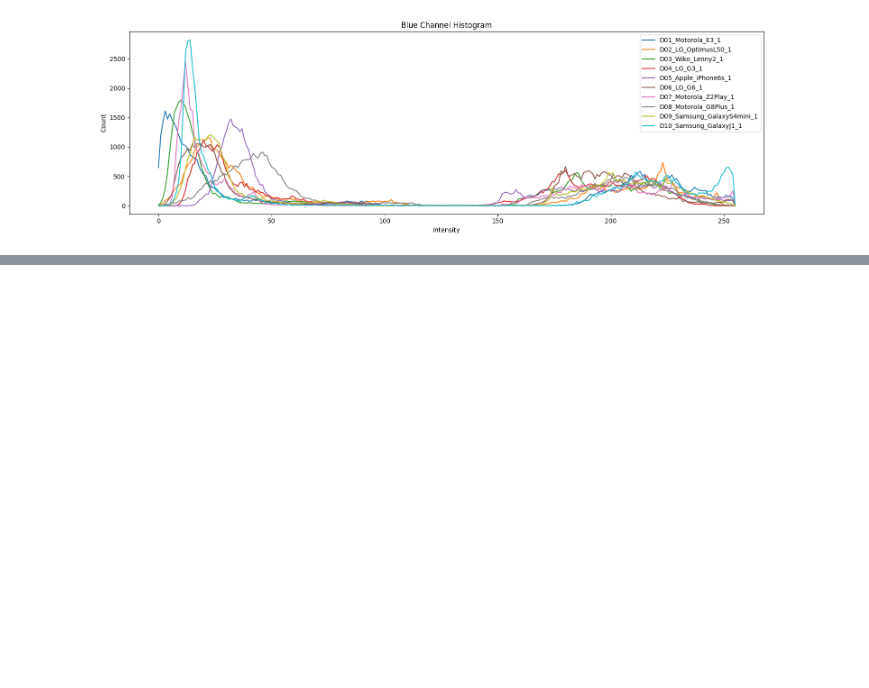
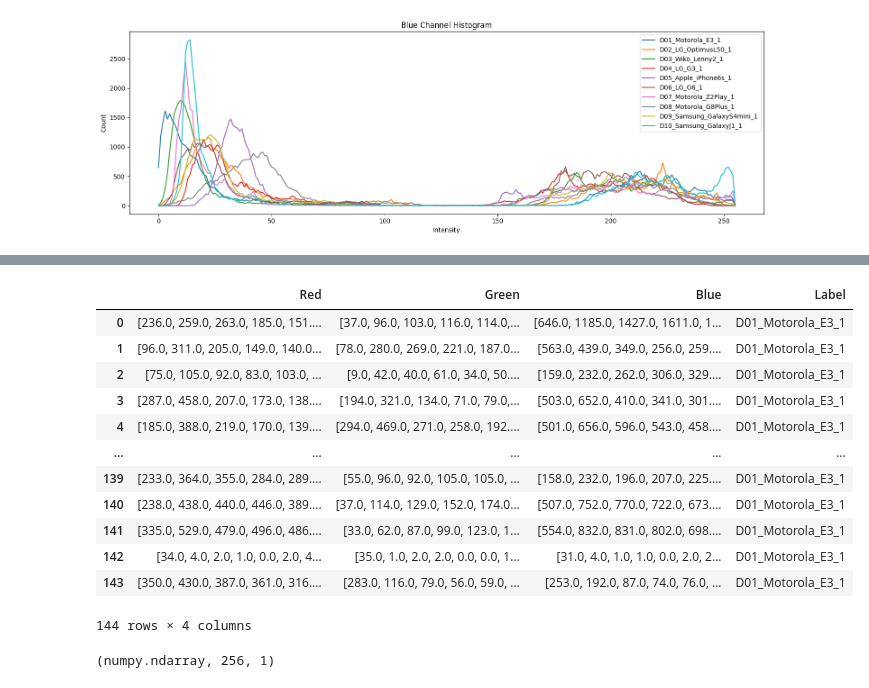
Before and after one commit to krishSharma1810/pytorch_practice, a Jupyter notebook: ModelOn_ColorRatio/Model_!.ipynb, the cells around one changed output, grey strips where cells are left out. Saved outputs shown, nothing was run; the diff lists cells and outputs as text; code cells hidden in the pictures; blank space fills up the shorter version.

```diff
--- a/ModelOn_ColorRatio/Model_!.ipynb
+++ b/ModelOn_ColorRatio/Model_!.ipynb
@@ -201,0 +233,29 @@ list_red_channel[1][1],type(list_red_channel[1][1])
+# %%
+import pandas as pd
+
+def create_histogram_dataframe(hist_r_list, hist_g_list, hist_b_list):
+
+    red_values = []
+    green_values = []
+    blue_values = []
+    labels = []
+
+    for (hist_r, label_r), (hist_g, label_g), (hist_b, label_b) in zip(hist_r_list, hist_g_list, hist_b_list):
+        assert label_r == label_g == label_b, "Labels do not match across channels"
+
+        red_values.append(hist_r)
+        green_values.append(hist_g)
+        blue_values.append(hist_b)
+        labels.append(label_r)
+
+    df = pd.DataFrame({
+        'Red': red_values,
+        'Green': green_values,
+        'Blue': blue_values,
+        'Label': labels
+    })
+
+    return df
+
+color_channe_dataframe = create_histogram_dataframe(list_red_channel, list_green_channel, list_blue_channel)
+print(color_channe_dataframe.head())
@@ -201,0 +298,20 @@ list_red_channel[1][1],type(list_red_channel[1][1])
+# %%
+color_channe_dataframe[color_channe_dataframe['Label'] == 'D01_Motorola_E3_1']
+# %% [output]
+|  | Red | Green | Blue | Label |
+| 0 | [236.0, 259.0, 263.0, 185.0, 151.... | [37.0, 96.0, 103.0, 116.0, 114.0,... | [646.0, 1185.0, 1427.0, 1611.0, 1... | D01_Motorola_E3_1 |
+| 1 | [96.0, 311.0, 205.0, 149.0, 140.0... | [78.0, 280.0, 269.0, 221.0, 187.0... | [563.0, 439.0, 349.0, 256.0, 259.... | D01_Motorola_E3_1 |
+| 2 | [75.0, 105.0, 92.0, 83.0, 103.0, ... | [9.0, 42.0, 40.0, 61.0, 34.0, 50.... | [159.0, 232.0, 262.0, 306.0, 329.... | D01_Motorola_E3_1 |
+| 3 | [287.0, 458.0, 207.0, 173.0, 138.... | [194.0, 321.0, 134.0, 71.0, 79.0,... | [503.0, 652.0, 410.0, 341.0, 301.... | D01_Motorola_E3_1 |
+| 4 | [185.0, 388.0, 219.0, 170.0, 139.... | [294.0, 469.0, 271.0, 258.0, 192.... | [501.0, 656.0, 596.0, 543.0, 458.... | D01_Motorola_E3_1 |
+| ... | ... | ... | ... | ... |
+| 139 | [233.0, 364.0, 355.0, 284.0, 289.... | [55.0, 96.0, 92.0, 105.0, 105.0, ... | [158.0, 232.0, 196.0, 207.0, 225.... | D01_Motorola_E3_1 |
+| 140 | [238.0, 438.0, 440.0, 446.0, 389.... | [37.0, 114.0, 129.0, 152.0, 174.0... | [507.0, 752.0, 770.0, 722.0, 673.... | D01_Motorola_E3_1 |
+| 141 | [335.0, 529.0, 479.0, 496.0, 486.... | [33.0, 62.0, 87.0, 99.0, 123.0, 1... | [554.0, 832.0, 831.0, 802.0, 698.... | D01_Motorola_E3_1 |
+| 142 | [34.0, 4.0, 2.0, 1.0, 0.0, 2.0, 4... | [35.0, 1.0, 2.0, 2.0, 0.0, 0.0, 1... | [31.0, 4.0, 1.0, 1.0, 0.0, 2.0, 2... | D01_Motorola_E3_1 |
+| 143 | [350.0, 430.0, 387.0, 361.0, 316.... | [283.0, 116.0, 79.0, 56.0, 59.0, ... | [253.0, 192.0, 87.0, 74.0, 76.0, ... | D01_Motorola_E3_1 |
+144 rows × 4 columns
+# %%
+type(color_channe_dataframe["Red"][1]),len(color_channe_dataframe["Red"][1]),color_channe_dataframe["Red"][1].ndim
+# %% [output]
+(numpy.ndarray, 256, 1)
```
Also changed, not shown: parts of 54 cells of this notebook, 3 other files.
